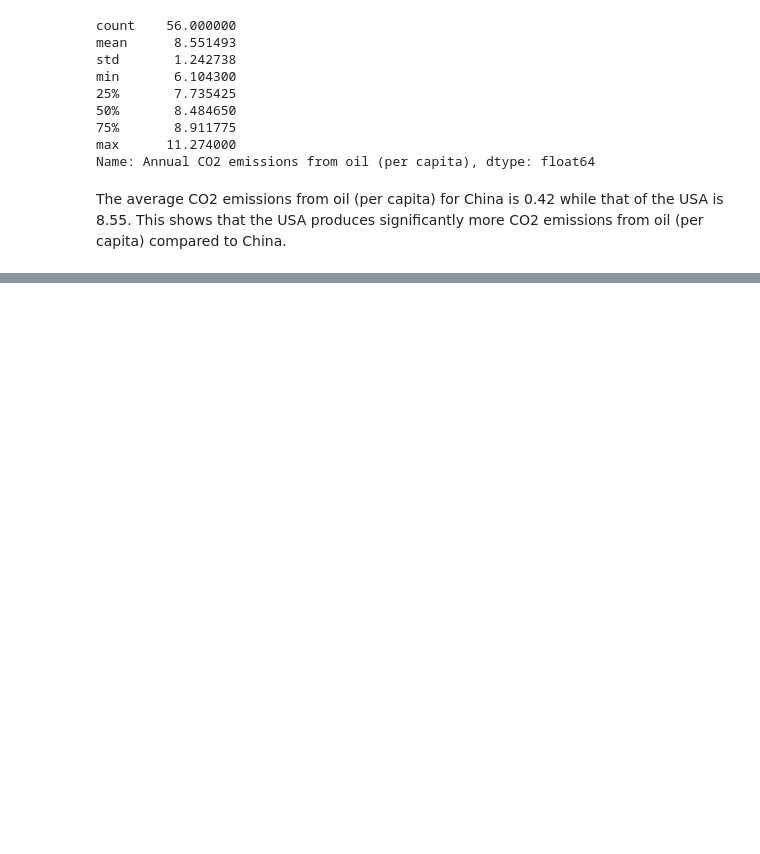
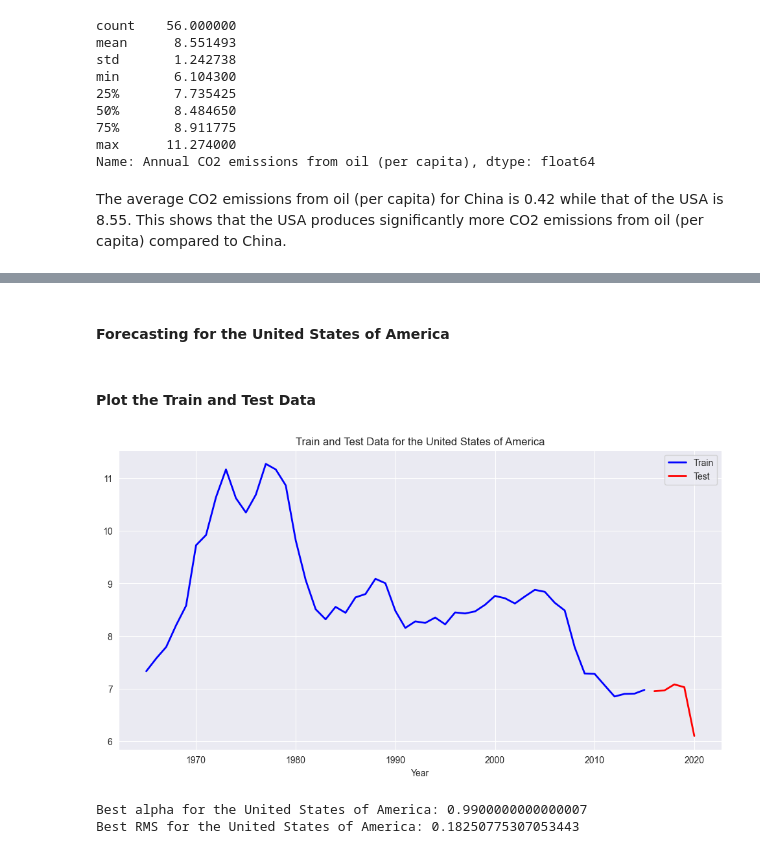
Before and after one commit to IshikaGopie/COMP6940-A4, a Jupyter notebook: section1.ipynb, the cells around one changed output, grey strips where cells are left out. Cells and saved outputs as stored; diff of their text form; code cells hidden in the pictures; blank space fills up the shorter version.

Commit message:
* did forecasting part

```diff
--- a/section1.ipynb
+++ b/section1.ipynb
@@ -367,0 +398,24 @@ The average CO2 emissions from oil (per capita) for China is 0.42 while that of
+# %% [markdown]
+#### Forecasting for the United States of America
+# %%
+co2_usa = df_usa[['Year', 'Annual CO2 emissions from oil (per capita)']]
+# %%
+usa_train = co2_usa[co2_usa['Year'] <= 2015]
+usa_test = co2_usa[co2_usa['Year'] > 2015]
+# %% [markdown]
+#### Plot the Train and Test Data
+# %%
+ax = usa_train.plot(x='Year', y='Annual CO2 emissions from oil (per capita)', color='blue', label='Train', figsize=(12, 6), linewidth=2)
+usa_test.plot(x='Year', y='Annual CO2 emissions from oil (per capita)', color='red', label='Test', ax=ax, linewidth=2)
+plt.title('Train and Test Data for the United States of America')
+plt.show()
+# %% [output]
+[figure, added]
+# %%
+# Find the best alpha
+best_alpha_usa, y_hat_avg_usa, best_rms_usa = find_best_alpha(usa_train, usa_test)
+print('Best alpha for the United States of America:', best_alpha_usa)
+print('Best RMS for the United States of America:', best_rms_usa)
+# %% [output]
+Best alpha for the United States of America: 0.9900000000000007
+Best RMS for the United States of America: 0.18250775307053443
```
Also changed, not shown: parts of 17 cells of this notebook.
